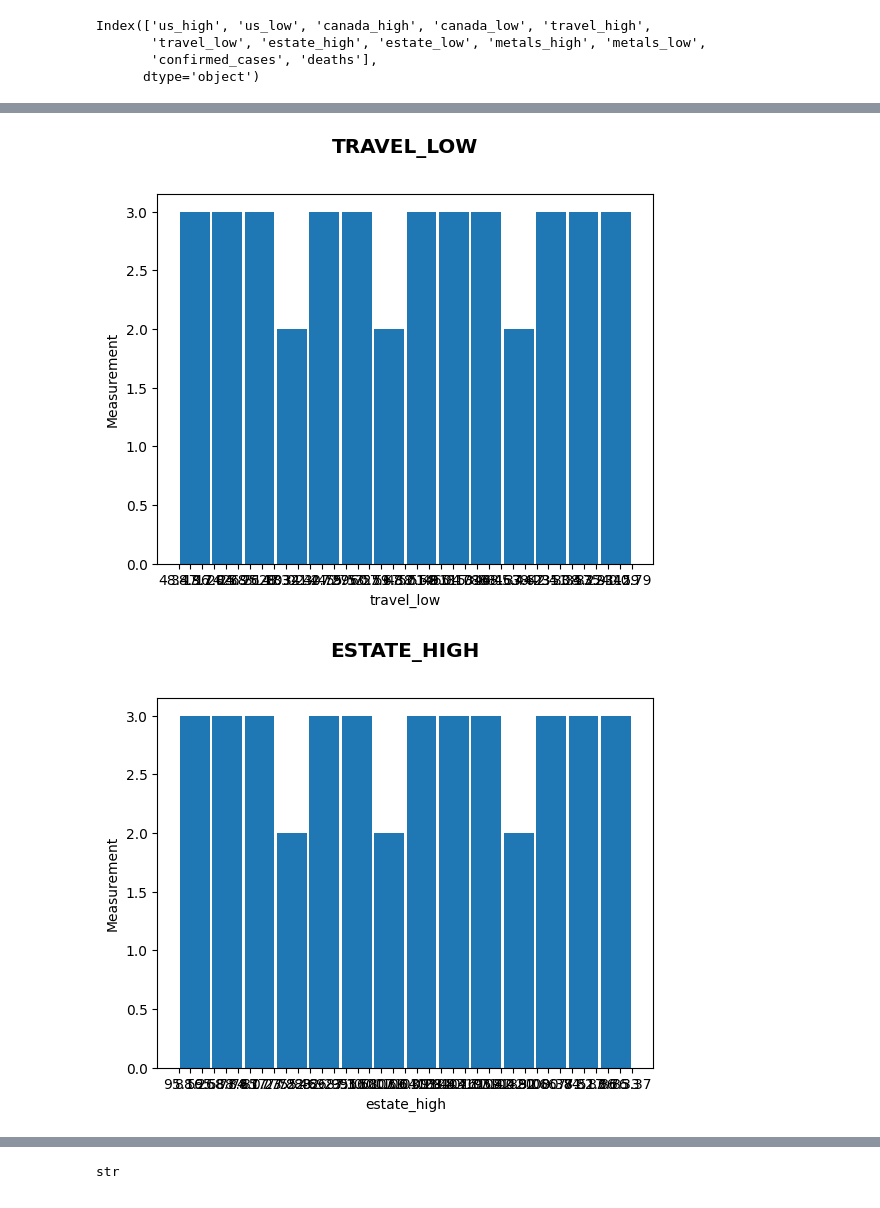
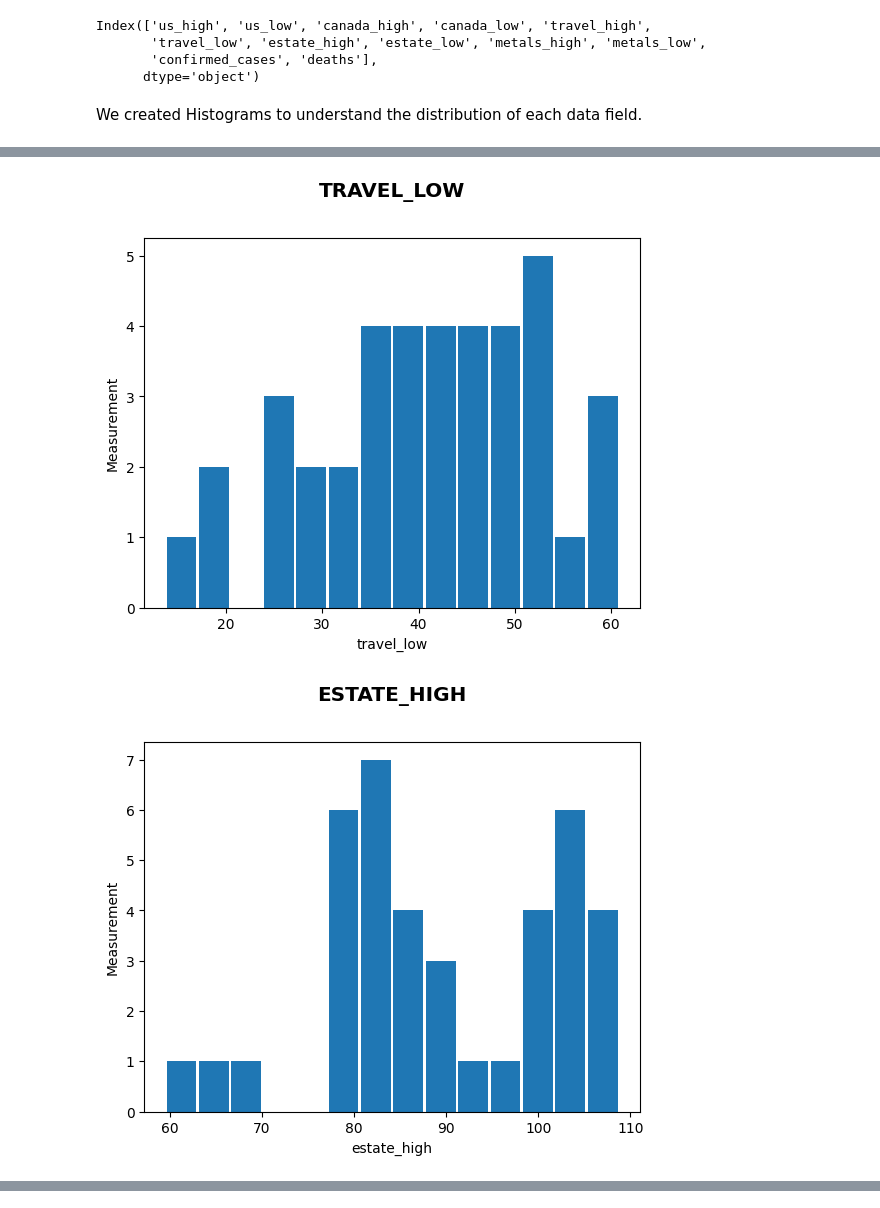
Before and after one commit to Dhvani811/Covid19Project, a Jupyter notebook: Final_Project.ipynb, the cells around one changed output, grey strips where cells are left out. Drawn from its saved outputs; the diff is of its cells as text; code cells hidden in the pictures.

```diff
--- a/Final_Project.ipynb
+++ b/Final_Project.ipynb
@@ -510,9 +507,11 @@ Index(['us_high', 'us_low', 'canada_high', 'canada_low', 'travel_high',
        'travel_low', 'estate_high', 'estate_low', 'metals_high', 'metals_low',
        'confirmed_cases', 'deaths'],
       dtype='object')
+# %% [markdown]
+We created Histograms to understand the distribution of each data field.
 # %%
 for i in df_monthly.columns:
-  plt.hist(df_monthly[i], bins=14, rwidth=0.92)
+  plt.hist(np.asarray(df_monthly[i],float), bins=14, rwidth=0.92)
   plt.xlabel(i)
   plt.ylabel('Measurement')
   plt.title(i.upper(),pad=30, fontsize='x-large', fontweight='bold')
@@ -527,2 +526,2 @@ for i in df_monthly.columns:
-[figure, old version]
+[figure, new version]
-[figure, old version]
+[figure, new version]
@@ -536,7 +535,3 @@ plt.rcParams["figure.figsize"] = [8.50, 5.50]
 plt.rcParams["figure.autolayout"] = True
 # %%
 x_values = df_monthly.index
-# %%
-type(df_monthly['us_high'][0])
-# %% [output]
-str
```
Also changed, not shown: parts of 5 cells of this notebook.
